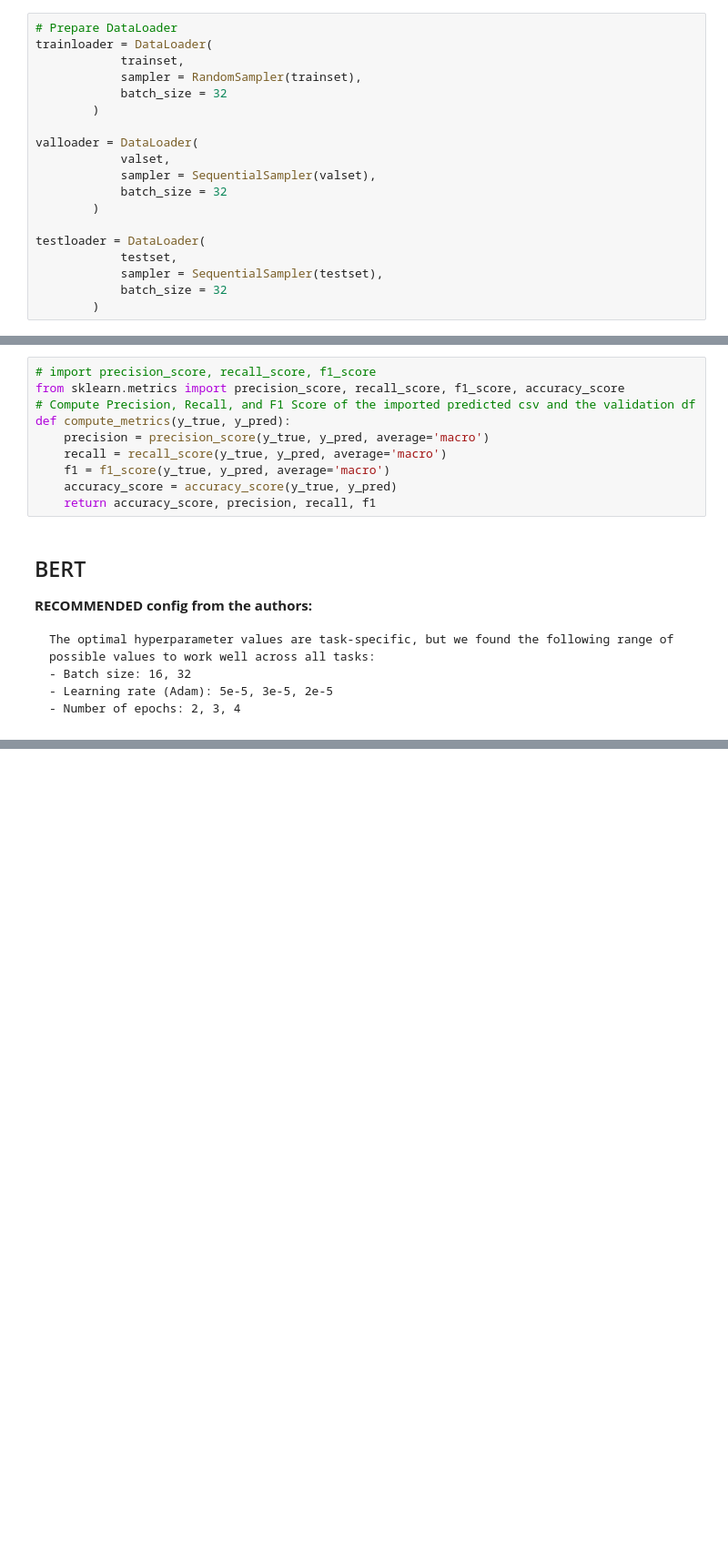
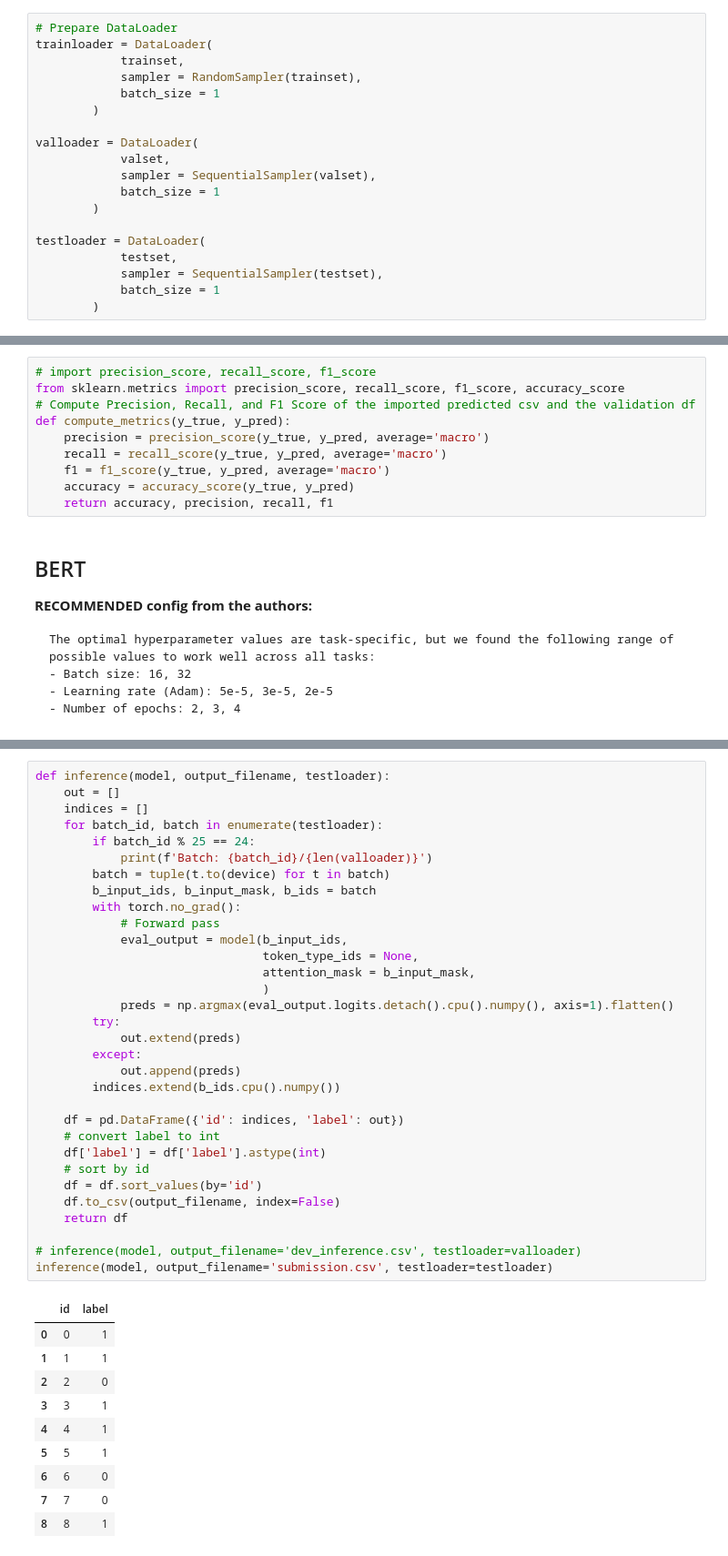
Before and after one commit to nlgkhoi/aalto-snlp-project-spring-2024, a Jupyter notebook: bert.ipynb, the cells around one changed output, grey strips where cells are left out. Shown at 91% size. Cells and saved outputs as stored; diff of their text form; blank space fills up the shorter version.

```diff
--- a/bert.ipynb
+++ b/bert.ipynb
@@ -135,19 +134,19 @@ testset = torch.load('datasets/bert/testset.pth')
 trainloader = DataLoader(
             trainset,
             sampler = RandomSampler(trainset),
-            batch_size = 32
+            batch_size = 1
         )
 
 valloader = DataLoader(
             valset,
             sampler = SequentialSampler(valset),
-            batch_size = 32
+            batch_size = 1
         )
 
 testloader = DataLoader(
 			testset,
 			sampler = SequentialSampler(testset),
-			batch_size = 32
+			batch_size = 1
 		)
 # %% [markdown]
 # Training
@@ -159,8 +158,8 @@ def compute_metrics(y_true, y_pred):
     precision = precision_score(y_true, y_pred, average='macro')
     recall = recall_score(y_true, y_pred, average='macro')
     f1 = f1_score(y_true, y_pred, average='macro')
-    accuracy_score = accuracy_score(y_true, y_pred)
-    return accuracy_score, precision, recall, f1
+    accuracy = accuracy_score(y_true, y_pred)
+    return accuracy, precision, recall, f1
 # %% [markdown]
 ## BERT
 
@@ -263,0 +318,43 @@ RuntimeError: MPS backend out of memory (MPS allocated: 17.88 GB, other allocati
+# %%
+def inference(model, output_filename, testloader):
+	out = []
+	indices = []
+	for batch_id, batch in enumerate(testloader):
+		if batch_id % 25 == 24:
+			print(f'Batch: {batch_id}/{len(valloader)}')
+		batch = tuple(t.to(device) for t in batch)
+		b_input_ids, b_input_mask, b_ids = batch
+		with torch.no_grad():
+			# Forward pass
+			eval_output = model(b_input_ids,
+								token_type_ids = None,
+								attention_mask = b_input_mask,
+								)
+			preds = np.argmax(eval_output.logits.detach().cpu().numpy(), axis=1).flatten()
+		try:
+			out.extend(preds)
+		except:
+			out.append(preds)
+		indices.extend(b_ids.cpu().numpy())
+
+	df = pd.DataFrame({'id': indices, 'label': out})
+	# convert label to int
+	df['label'] = df['label'].astype(int)
+	# sort by id
+	df = df.sort_values(by='id')
+	df.to_csv(output_filename, index=False)
+	return df
+
+# inference(model, output_filename='dev_inference.csv', testloader=valloader)
+inference(model, output_filename='submission.csv', testloader=testloader)
+# %% [output]
+|  | id | label |
+| 0 | 0 | 1 |
+| 1 | 1 | 1 |
+| 2 | 2 | 0 |
+| 3 | 3 | 1 |
+| 4 | 4 | 1 |
+| 5 | 5 | 1 |
+| 6 | 6 | 0 |
+| 7 | 7 | 0 |
+| 8 | 8 | 1 |
```
Also changed, not shown: parts of 12 cells of this notebook, 3 other files.
